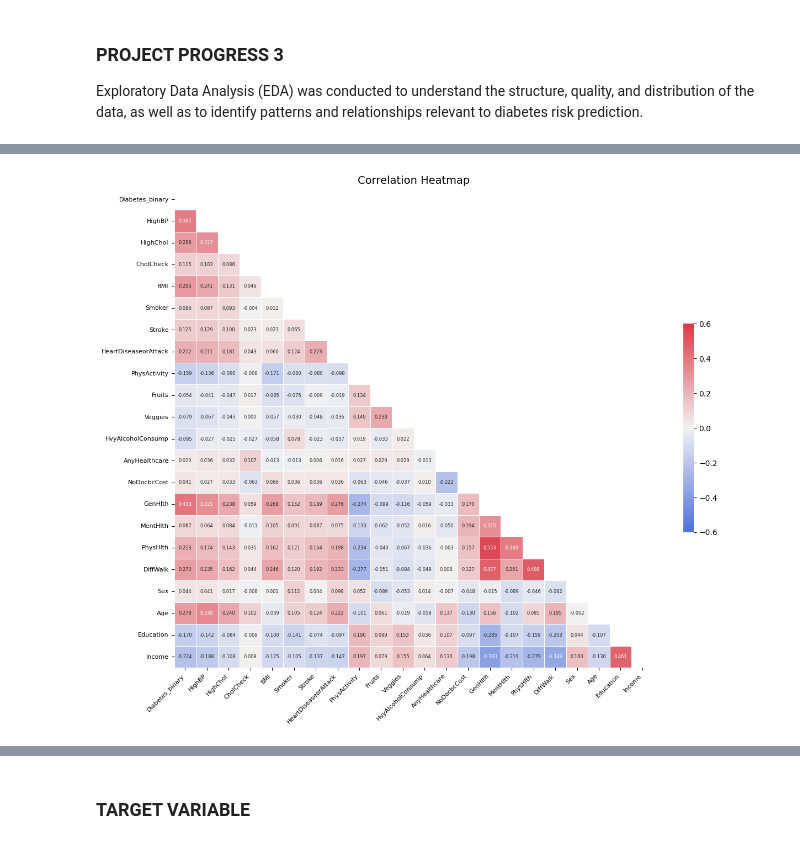
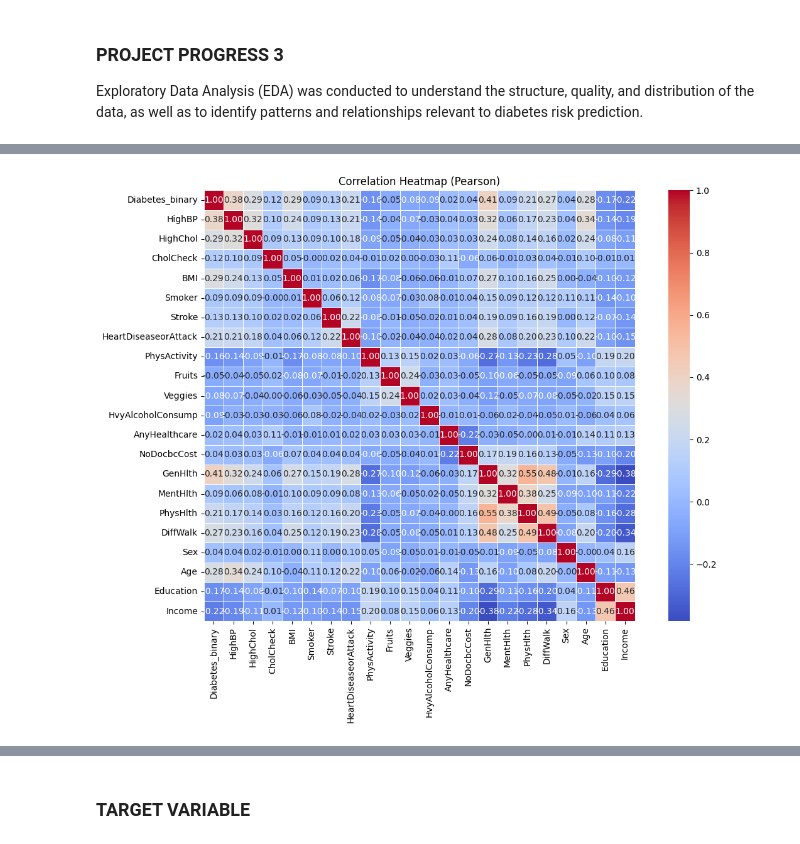
Before and after one commit to irdinasofiaaa/DIABETES-ANALYSIS-TEAM-6-, a Jupyter notebook: diabetes analysis.ipynb, the cells around one changed output, grey strips where cells are left out. Saved outputs shown, nothing was run; the diff lists cells and outputs as text; code cells hidden in the pictures.

Commit message:
UPDATED DATASET, CODE AND REPORT

```diff
--- a/diabetes analysis.ipynb
+++ b/diabetes analysis.ipynb
@@ -310,43 +301,65 @@ Income -> F=3750.08, p=0.00000
 # %%
 # Correlations between variables
-#A correlation heatmap is used to visualize the strength and direction of relationships between numerical features in your dataset.
+# A correlation heatmap is used to visualize the strength and direction of relationships between numerical features in your dataset.
 # For example:
 # PysHlth + Genhlth = 0.524
 # Meaning that, physical health problems are strongly associated with poor general health
 
-# Generate a correlation matrix (numeric columns only)
-corr = df.corr(numeric_only=True)
+target_col = "Diabetes_binary"
+# 1) Keep only numeric columns (safe for correlation)
+df_num = df.select_dtypes(include=[np.number]).copy()
 
-# Generate a mask for the upper triangle
-mask = np.zeros_like(corr, dtype=bool)
-mask[np.triu_indices_from(mask)] = True
+# 2) Correlation matrix
+corr_matrix = df_num.corr(method="pearson")  # Pearson correlation
 
-# Set up plot figure
-f, ax = plt.subplots(figsize=(14, 14))
+print("Correlation matrix shape:", corr_matrix.shape)
+display(corr_matrix)
 
-# Generate a diverging colormap
-cmap = sns.diverging_palette(260, 10, as_cmap=True)
+# 3) Heatmap of correlation matrix
+plt.figure(figsize=(12, 9))
+sns.heatmap(
+    corr_matrix,
+    annot=True,
+    fmt=".2f",
+    cmap="coolwarm",
+    square=True,
+    linewidths=0.5
+)
+plt.title("Correlation Heatmap (Pearson)")
+plt.tight_layout()
+plt.show()
 
-# Draw the heatmap
-sns.heatmap(
-    corr,
-    mask=mask,
-    cmap=cmap,
-    annot=True,
-    annot_kws={"size": 6},
-    fmt='.3f',
-    vmax=0.6,
-    vmin=-0.6,
-    square=True,
-    linewidths=0.5,
-    cbar_kws={'shrink': 0.35},
-    ax=ax
+# 4) Correlation with the target variable (sorted)
+corr_with_target = (
+    corr_matrix[target_col]
+    .drop(target_col)
+    .sort_values(ascending=False)
 )
 
-# Set title and formatting
-ax.set_title('Correlation Heatmap', fontsize=14)
-ax.tick_params(axis='both', labelsize=8)
-plt.setp(ax.xaxis.get_majorticklabels(), rotation=45, ha='right')
+print("\nCorrelation with target (sorted):")
+display(corr_with_target)
+
+# 5) Bar chart: correlation with target
+plt.figure(figsize=(10, 4))
+corr_with_target.plot(kind="bar")
+plt.title(f"Feature Correlation with {target_col}")
+plt.ylabel("Pearson correlation")
+plt.grid(axis="y", linestyle="--", alpha=0.6)
+plt.tight_layout()
+plt.show()
+
+# 6) Optional: Top correlated pairs (to detect multicollinearity)
+#    This lists the strongest correlations between features (excluding duplicates and self-correlation).
+upper_triangle = corr_matrix.where(np.triu(np.ones(corr_matrix.shape), k=1).astype(bool))
+top_pairs = (
+    upper_triangle.stack()
+    .abs()
+    .sort_values(ascending=False)
+    .head(15)
+)
+
+print("\nTop 15 absolute correlation pairs (possible multicollinearity):")
+display(top_pairs)
 
 # IMPORTANT: show plot only
 plt.show()
@@ -354 +385 @@ plt.show()
-[figure, old version]
+[figure, new version]
```
Also changed, not shown: parts of 25 cells of this notebook, 1 other file.
